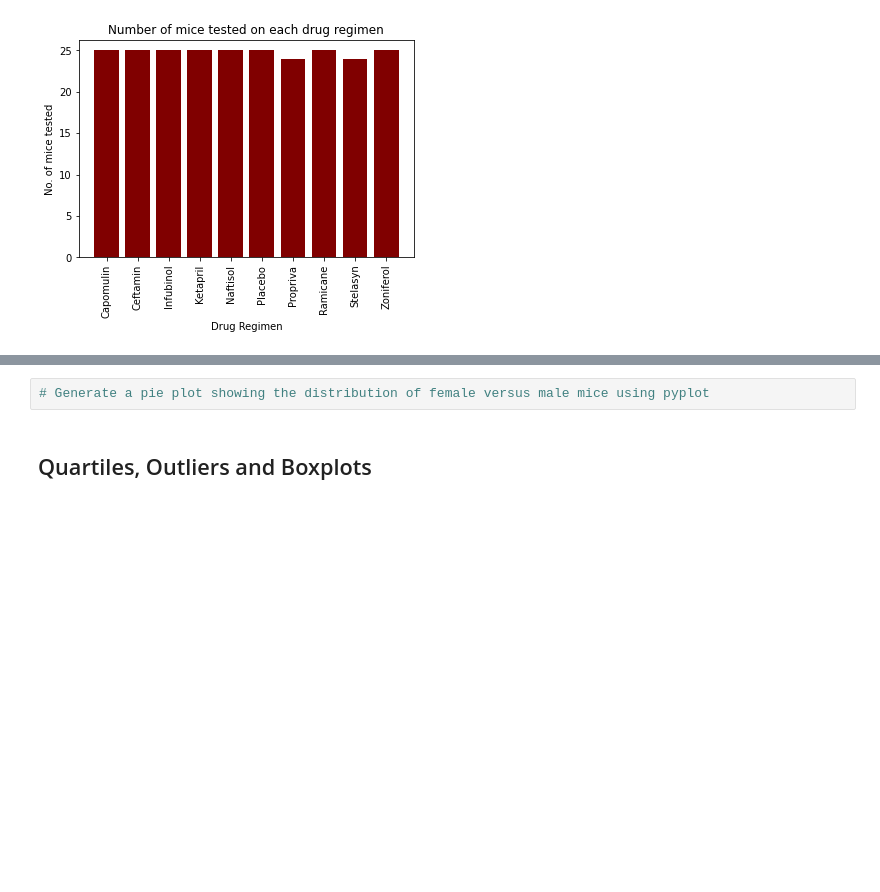
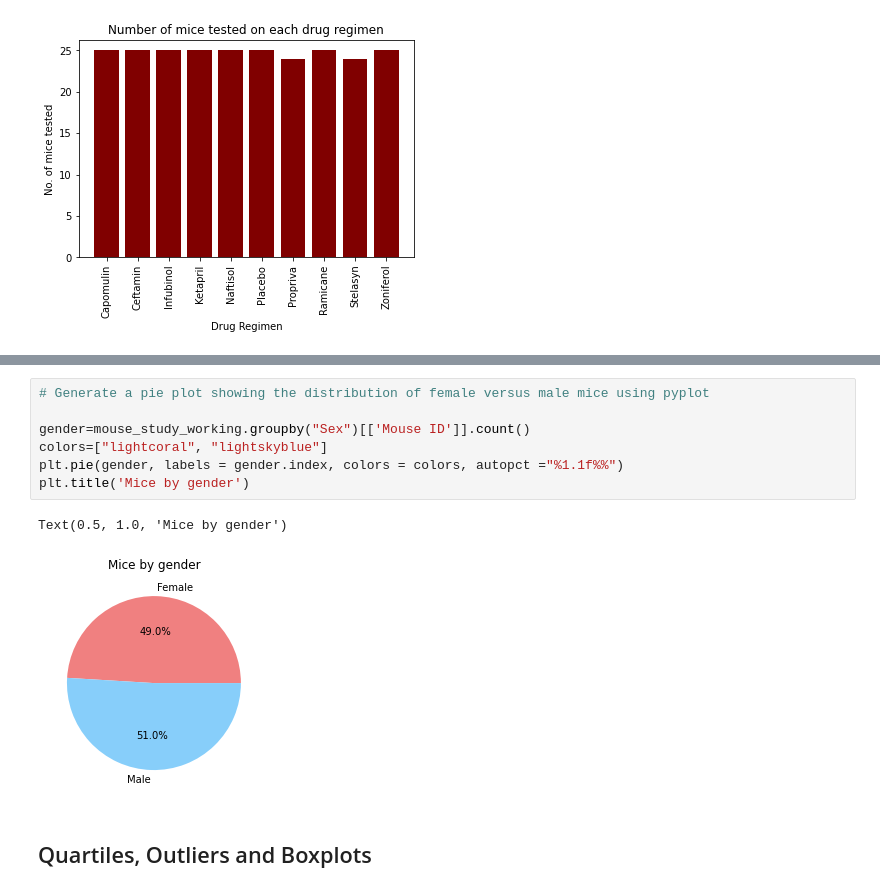
Before and after one commit to melissapeck88/Matplotlib, a Jupyter notebook: Pymaceuticals/pymaceuticals_starter.ipynb, the cells around one changed output, grey strips where cells are left out. Saved outputs shown, nothing was run; the diff lists cells and outputs as text; blank space fills up the shorter version.

```diff
--- a/Pymaceuticals/pymaceuticals_starter.ipynb
+++ b/Pymaceuticals/pymaceuticals_starter.ipynb
@@ -187,5 +186,13 @@ plt.show()
 # %%
 # Generate a pie plot showing the distribution of female versus male mice using pyplot
+
+gender=mouse_study_working.groupby("Sex")[['Mouse ID']].count()
+colors=["lightcoral", "lightskyblue"]
+plt.pie(gender, labels = gender.index, colors = colors, autopct ="%1.1f%%")
+plt.title('Mice by gender')
+# %% [output]
+Text(0.5, 1.0, 'Mice by gender')
+[figure, added]
 # %% [markdown]
 ## Quartiles, Outliers and Boxplots
 # %%
```
Also changed, not shown: parts of 3 cells of this notebook.
